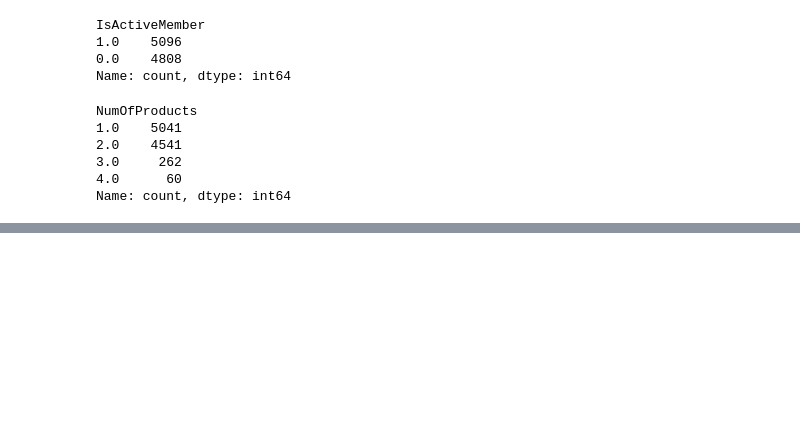
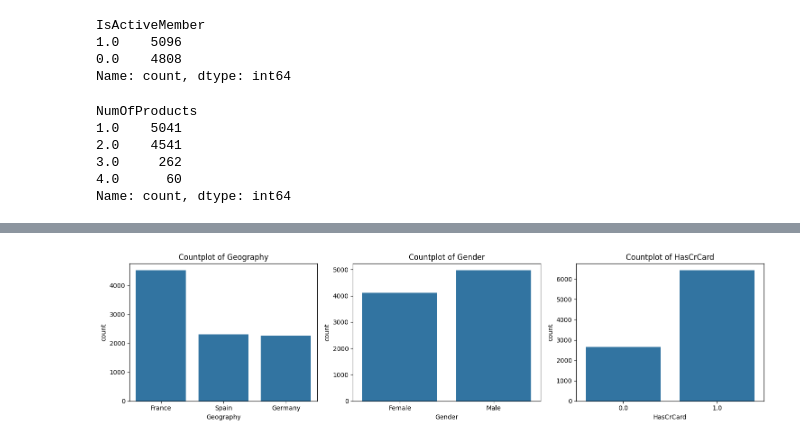
Before and after one commit to matTrabolsi/Banking-Customer-Churn-Prediction, a Jupyter notebook: ProjectFiles/bankChurnPrediction.ipynb, the cells around one changed output, grey strips where cells are left out. Cells and saved outputs as stored; diff of their text form; code cells hidden in the pictures; blank space fills up the shorter version.

```diff
--- a/ProjectFiles/bankChurnPrediction.ipynb
+++ b/ProjectFiles/bankChurnPrediction.ipynb
@@ -169,0 +291,18 @@ Name: EstimatedSalary, dtype: float64
+# %%
+columns = ['Geography', 'Gender', 'HasCrCard']
+
+fig, axes = plt.subplots(1, len(columns), figsize=(5 * len(columns), 4))
+
+sns.countplot(data=df, x=columns[0], ax=axes[0])
+axes[0].set_title(f'Countplot of {columns[0]}')
+
+sns.countplot(data=df, x=columns[1], ax=axes[1])
+axes[1].set_title(f'Countplot of {columns[1]}')
+
+sns.countplot(data=df, x=columns[2], ax=axes[2])
+axes[2].set_title(f'Countplot of {columns[2]}')
+
+plt.tight_layout()
+plt.show()
+# %% [output]
+[figure, added]
```
Also changed, not shown: parts of 29 cells of this notebook, 1 other file.
